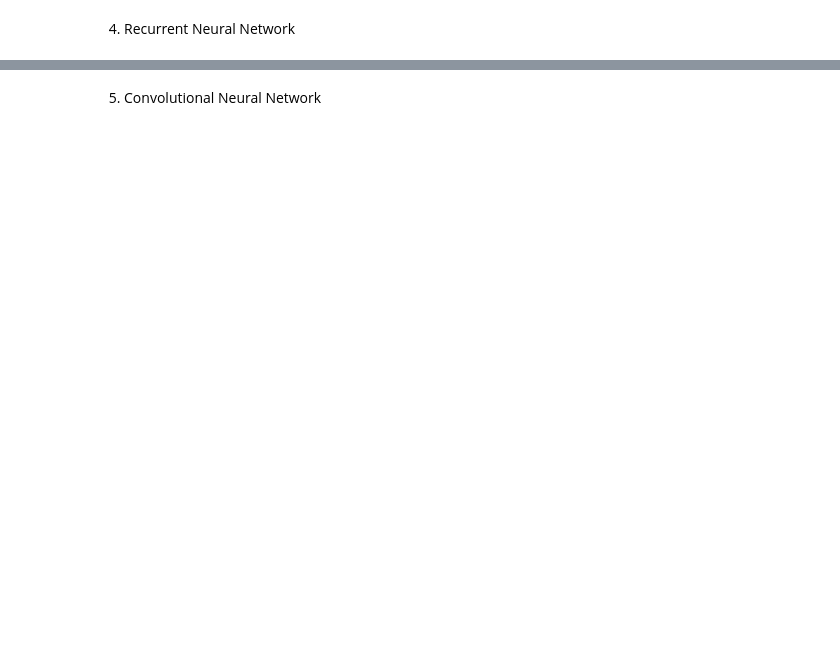
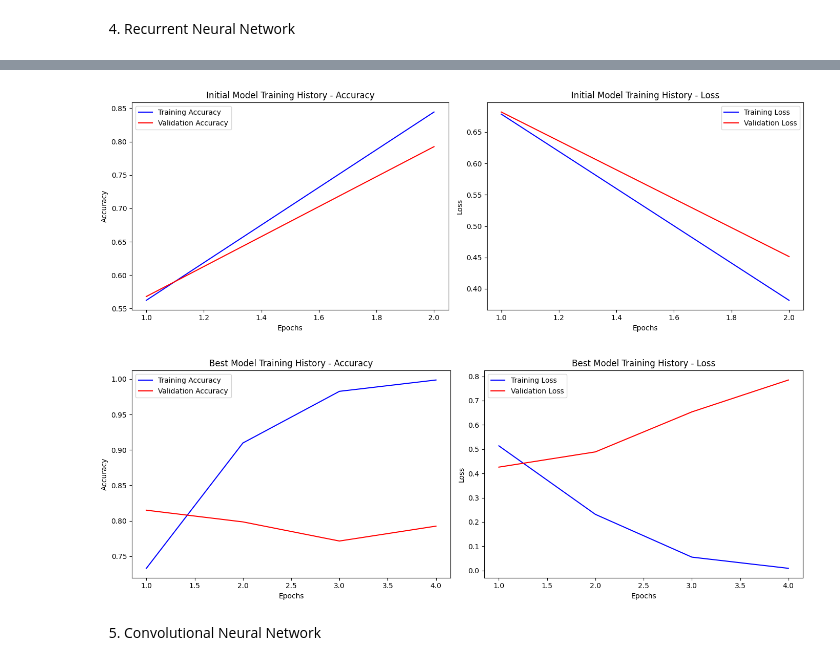
Before and after one commit to Kim-William/AI, a Jupyter notebook: Dissertation/model_comparison.ipynb, the cells around one changed output, grey strips where cells are left out. Cells and saved outputs as stored; diff of their text form; code cells hidden in the pictures; blank space fills up the shorter version.

Commit message:
model comparison update

```diff
--- a/Dissertation/model_comparison.ipynb
+++ b/Dissertation/model_comparison.ipynb
@@ -326,0 +337,22 @@ Epoch 5/5
+# %%
+# 1. Train Model
+rnn = RNN(max_feature=5000, max_length=100, epochs=2, batch_size=64, output_dim=128, optimizer='adam', embedding_dim=32, rnn_unit=64, verbose=1)
+rnn.train_model(X_train_pad, y_train, validation_data=(X_test_pad, y_test))
+
+# 2. Random SearchCV
+rnn.random_search(X_train_pad, y_train, (X_test_pad, y_test), n_iter=3, cv=2,  random_state=42, n_jobs=1)
+
+# 3. Grid SearchCV
+rnn.grid_search(X_train_pad, y_train, (X_test_pad, y_test), cv=2, n_jobs=1, best_params=rnn.random_search_cv.best_params_)
+
+# 4. Train Best Model
+rnn.train_best_model(X_train_pad,y_train, validation_data=(X_test_pad, y_test), best_params= rnn.grid_search_cv.best_params_)
+
+# 5. Evaluate and Save Models
+evaluate_model_class(rnn,X_test_pad, y_test)
+
+rnn.save_model_and_params(
+    os.path.join(OUTPUT_MODELS_DIR, 'rnn_model.pkl'),
+    os.path.join(OUTPUT_MODELS_DIR, 'rnn_best_model.pkl'),
+    os.path.join(OUTPUT_MODELS_DIR, 'rnn_best_params.pkl')
+    )
@@ -327,2 +399,11 @@ Epoch 5/5
+# %%
+# Plot for hist
+plot_training_history_from_dict(rnn.model.history_, title="Initial Model Training History")
+
+# Plot the training history from defaultdict data
+plot_training_history_from_dict(rnn.best_model.history_, title="Best Model Training History")
+# %% [output]
+[figure, added]
+[figure, added]
 # %% [markdown]
 05. Convolutional Neural Network
```
Also changed, not shown: parts of 40 cells of this notebook, 14 other files.
